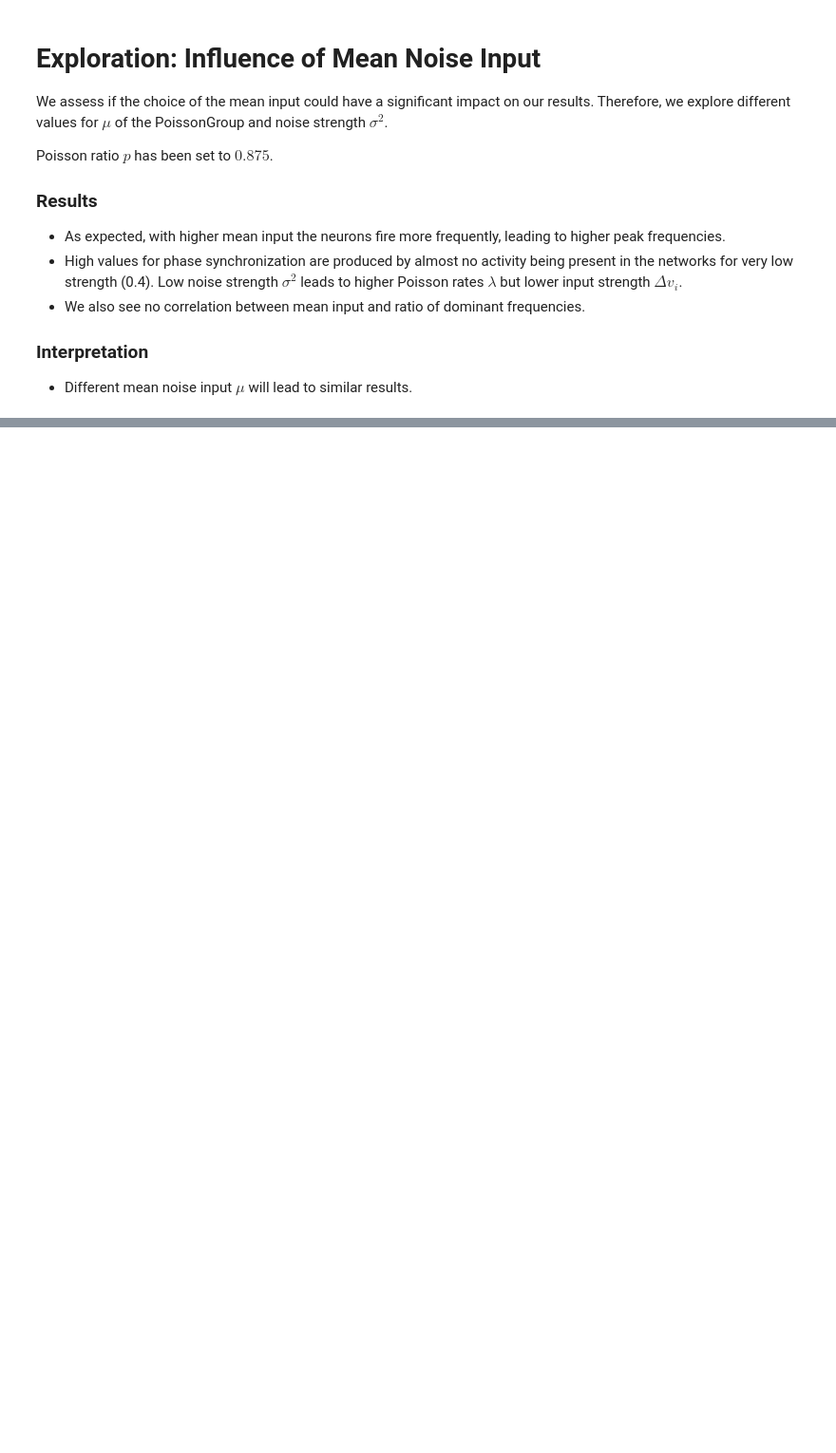
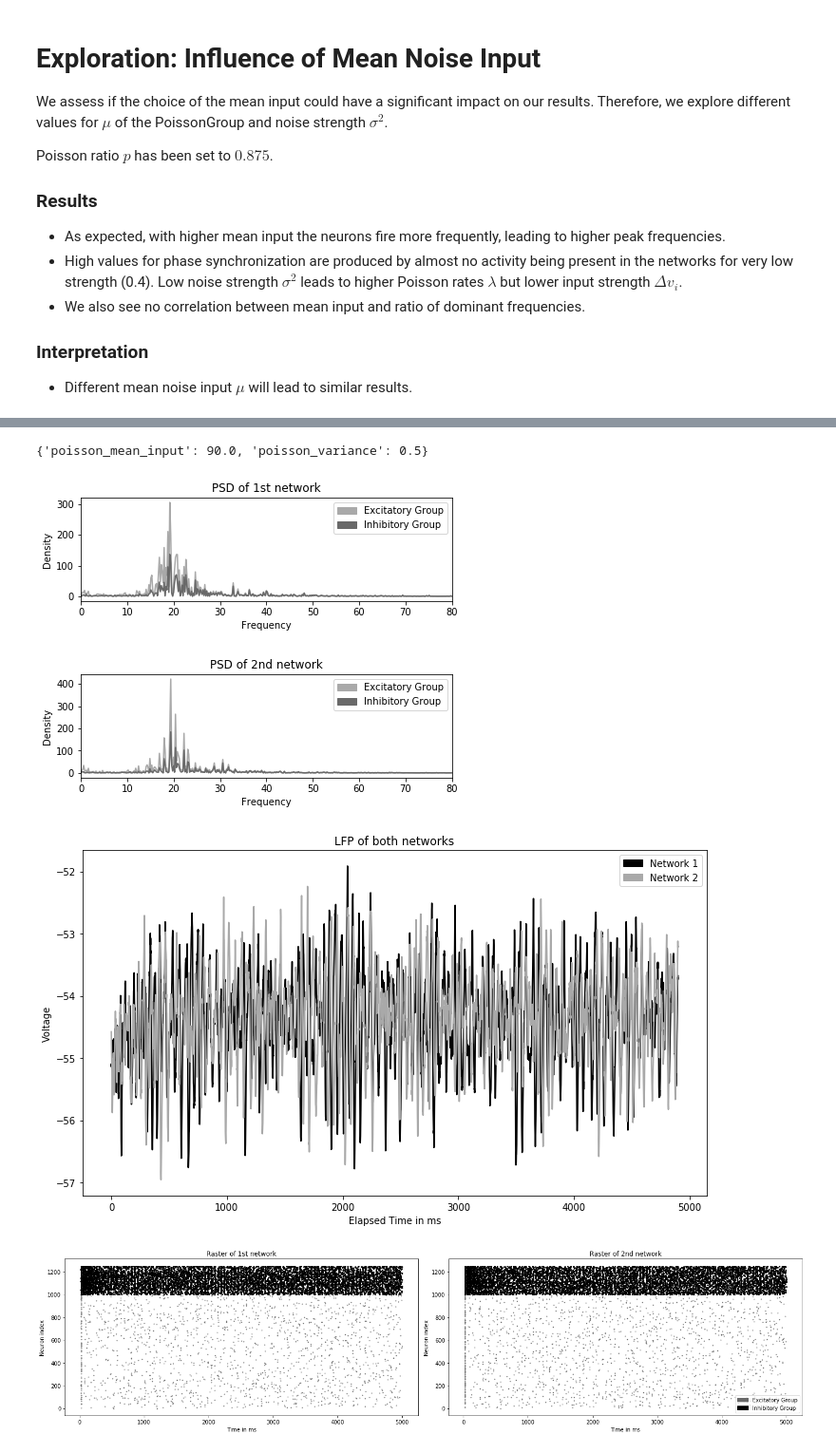
Before and after one commit to ChristophMetzner/Synchronization-by-Uncorrelated-Noise, a Jupyter notebook: notebooks/coupled_network_exploration.ipynb, the cells around one changed output, grey strips where cells are left out. Shown at 95% size. Saved outputs shown, nothing was run; the diff lists cells and outputs as text; code cells hidden in the pictures; blank space fills up the shorter version.

```diff
--- a/notebooks/coupled_network_exploration.ipynb
+++ b/notebooks/coupled_network_exploration.ipynb
@@ -167,0 +147,10 @@ plots.plot_exploration(ex)
+# %%
+# 20 Hz Peak, 90 mu and 0.5 sigma
+print(ex.params[20])
+plots.plot_results(ex.get_run(run_id=20), full_raster=True)
+# %% [output]
+{'poisson_mean_input': 90.0, 'poisson_variance': 0.5}
+[figure, added]
+[figure, added]
+[figure, added]
+[figure, added]
```
Also changed, not shown: parts of 19 cells of this notebook, 1 other file.
